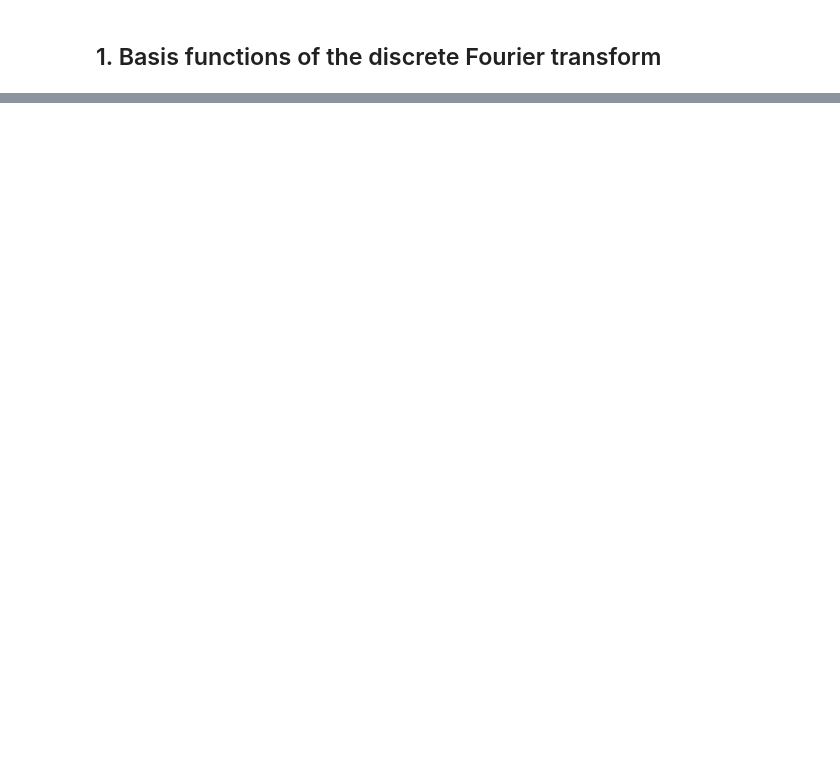
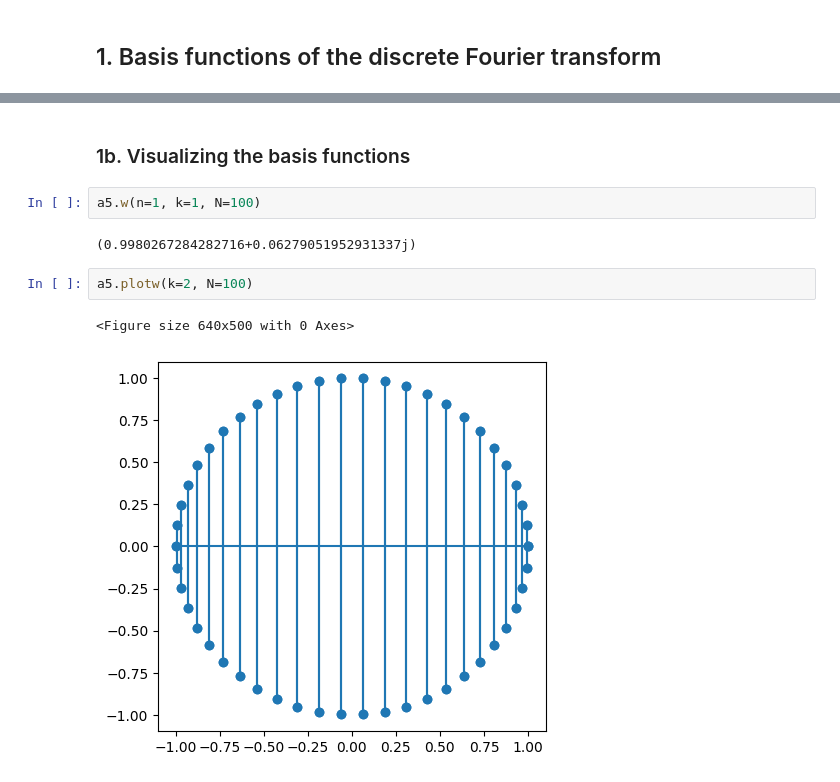
Before and after one commit to finnhittson/csds464, a Jupyter notebook: 464-A5_fxh157_files/A5_fxh157.ipynb, the cells around one changed output, grey strips where cells are left out. Cells and saved outputs as stored; diff of their text form; blank space fills up the shorter version.

```diff
--- a/464-A5_fxh157_files/A5_fxh157.ipynb
+++ b/464-A5_fxh157_files/A5_fxh157.ipynb
@@ -39,0 +44,11 @@ Increasing $k$ from $1$ to $2$ causes the period of sine and cosine to decrease
+# %% [markdown]
+### 1b. Visualizing the basis functions
+# %%
+a5.w(n=1, k=1, N=100)
+# %% [output]
+(0.9980267284282716+0.06279051952931337j)
+# %%
+a5.plotw(k=2, N=100)
+# %% [output]
+<Figure size 640x500 with 0 Axes>
+[figure, added]
```
Also changed, not shown: parts of 28 cells of this notebook, 1 other file.
